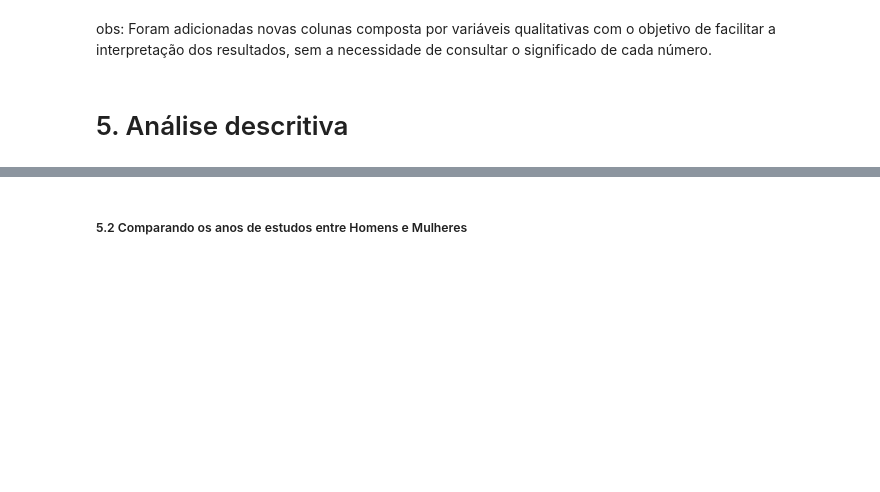
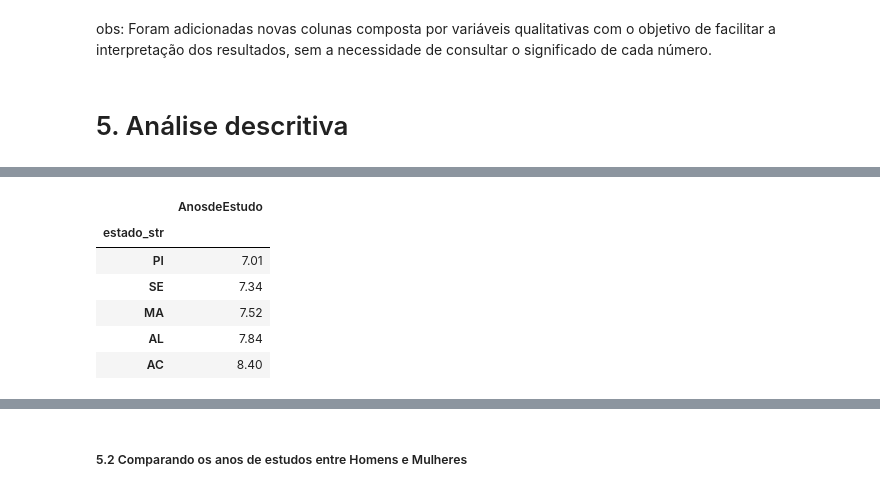
Before and after one commit to pedroogarcez/projeto_ibge, a Jupyter notebook: ibge_analise_de_dados.ipynb, the cells around one changed output, grey strips where cells are left out. Saved outputs shown, nothing was run; the diff lists cells and outputs as text; code cells hidden in the pictures; blank space fills up the shorter version.

```diff
--- a/ibge_analise_de_dados.ipynb
+++ b/ibge_analise_de_dados.ipynb
@@ -94,0 +120,11 @@ plt.ylabel('Frequência');
+# %%
+# Analisando os estados com menores médias de anos de estudo
+df[['estado_str','AnosdeEstudo']].groupby('estado_str').agg('mean').sort_values(by='AnosdeEstudo', ascending=True).head(5)
+# %% [output]
+|  | AnosdeEstudo |
+| estado_str |  |
+| PI | 7.01 |
+| SE | 7.34 |
+| MA | 7.52 |
+| AL | 7.84 |
+| AC | 8.40 |
```
Also changed, not shown: parts of 13 cells of this notebook.
